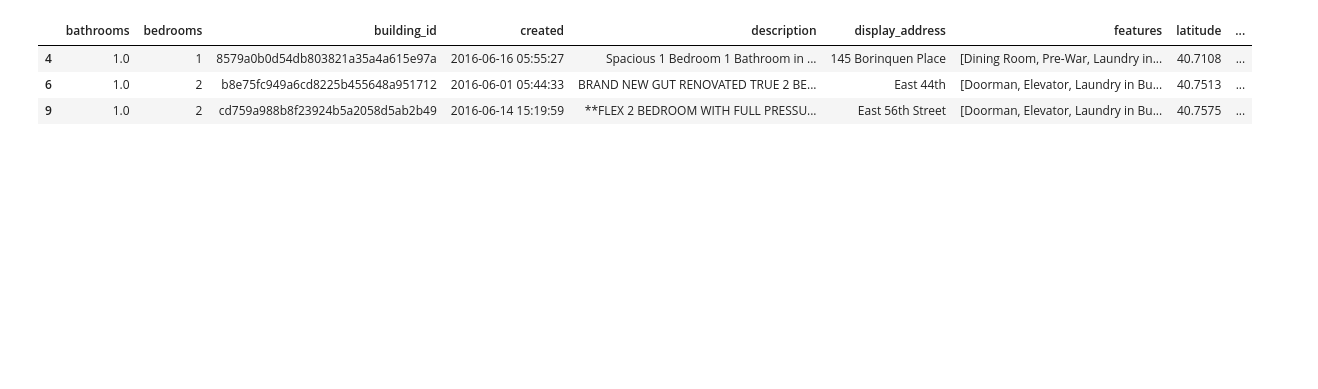
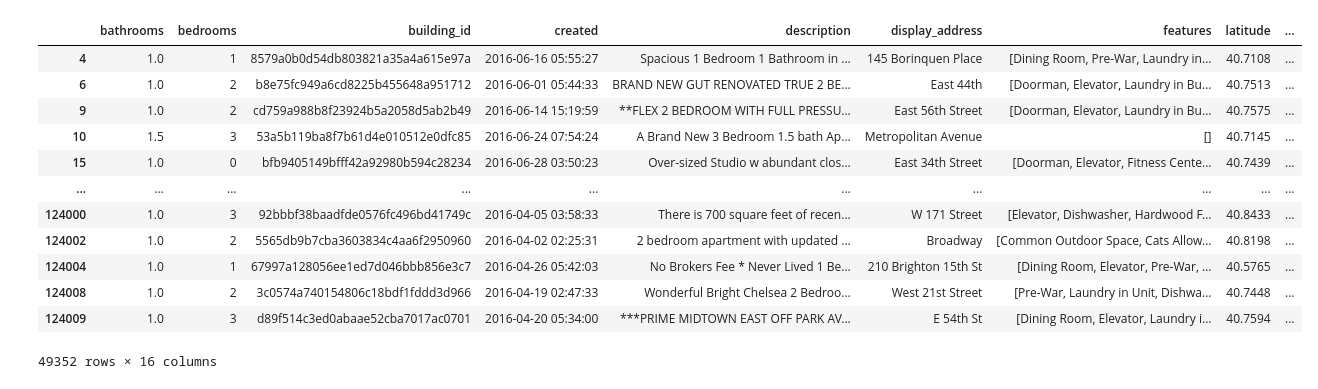
Before and after one commit to danlee0528/CMPT459-DataMiningProject, a Jupyter notebook: Part 1. Histograms for Price, Latitude and Longitude.ipynb, the cells around one changed output. Saved outputs shown, nothing was run; the diff lists cells and outputs as text; code cells hidden in the pictures; blank space fills up the shorter version.

```diff
--- a/Part 1. Histograms for Price, Latitude and Longitude.ipynb
+++ b/Part 1. Histograms for Price, Latitude and Longitude.ipynb
@@ -9,12 +5,21 @@ from zipfile import ZipFile
 # %%
-df2 = pd.read_json("./train.json")
+df2 = pd.read_json("./dataset/train.json")
 # %%
-df2['index'] = df2.index
-df2.set_index('index')
+df2['_id'] = df2.index
+df2.set_index('_id')
 df2.sort_index()
-df2.head(3)
+# df2.head(3)
 # %% [output]
 |  | bathrooms | bedrooms | building_id | created | description | display_address | features | latitude | ... |
 | 4 | 1.0 | 1 | 8579a0b0d54db803821a35a4a615e97a | 2016-06-16 05:55:27 | Spacious 1 Bedroom 1 Bathroom in ... | 145 Borinquen Place | [Dining Room, Pre-War, Laundry in... | 40.7108 | ... |
 | 6 | 1.0 | 2 | b8e75fc949a6cd8225b455648a951712 | 2016-06-01 05:44:33 | BRAND NEW GUT RENOVATED TRUE 2 BE... | East 44th | [Doorman, Elevator, Laundry in Bu... | 40.7513 | ... |
 | 9 | 1.0 | 2 | cd759a988b8f23924b5a2058d5ab2b49 | 2016-06-14 15:19:59 | **FLEX 2 BEDROOM WITH FULL PRESSU... | East 56th Street | [Doorman, Elevator, Laundry in Bu... | 40.7575 | ... |
+| 10 | 1.5 | 3 | 53a5b119ba8f7b61d4e010512e0dfc85 | 2016-06-24 07:54:24 | A Brand New 3 Bedroom 1.5 bath Ap... | Metropolitan Avenue | [] | 40.7145 | ... |
+| 15 | 1.0 | 0 | bfb9405149bfff42a92980b594c28234 | 2016-06-28 03:50:23 | Over-sized Studio w abundant clos... | East 34th Street | [Doorman, Elevator, Fitness Cente... | 40.7439 | ... |
+| ... | ... | ... | ... | ... | ... | ... | ... | ... | ... |
+| 124000 | 1.0 | 3 | 92bbbf38baadfde0576fc496bd41749c | 2016-04-05 03:58:33 | There is 700 square feet of recen... | W 171 Street | [Elevator, Dishwasher, Hardwood F... | 40.8433 | ... |
+| 124002 | 1.0 | 2 | 5565db9b7cba3603834c4aa6f2950960 | 2016-04-02 02:25:31 | 2 bedroom apartment with updated ... | Broadway | [Common Outdoor Space, Cats Allow... | 40.8198 | ... |
+| 124004 | 1.0 | 1 | 67997a128056ee1ed7d046bbb856e3c7 | 2016-04-26 05:42:03 | No Brokers Fee * Never Lived 1 Be... | 210 Brighton 15th St | [Dining Room, Elevator, Pre-War, ... | 40.5765 | ... |
+| 124008 | 1.0 | 2 | 3c0574a740154806c18bdf1fddd3d966 | 2016-04-19 02:47:33 | Wonderful Bright Chelsea 2 Bedroo... | West 21st Street | [Pre-War, Laundry in Unit, Dishwa... | 40.7448 | ... |
+| 124009 | 1.0 | 3 | d89f514c3ed0abaae52cba7017ac0701 | 2016-04-20 05:34:00 | ***PRIME MIDTOWN EAST OFF PARK AV... | E 54th St | [Dining Room, Elevator, Laundry i... | 40.7594 | ... |
+49352 rows × 16 columns
```
Also changed, not shown: parts of 23 cells of this notebook, 2 other files.
